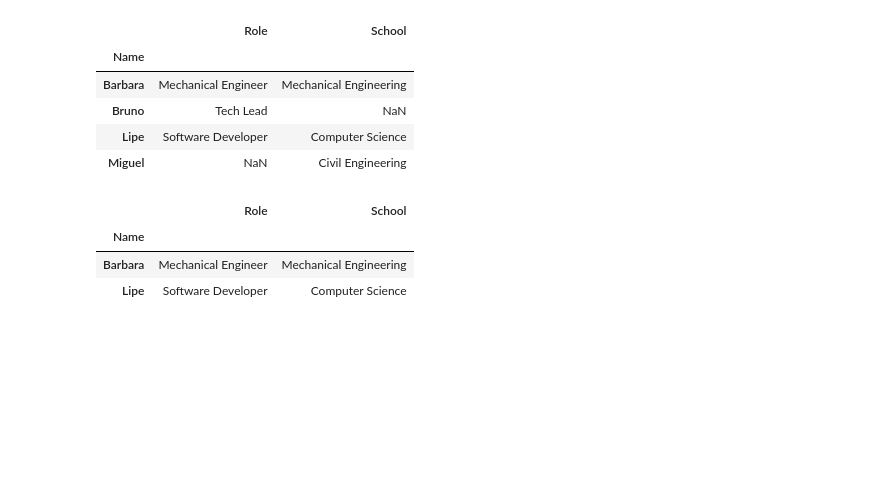
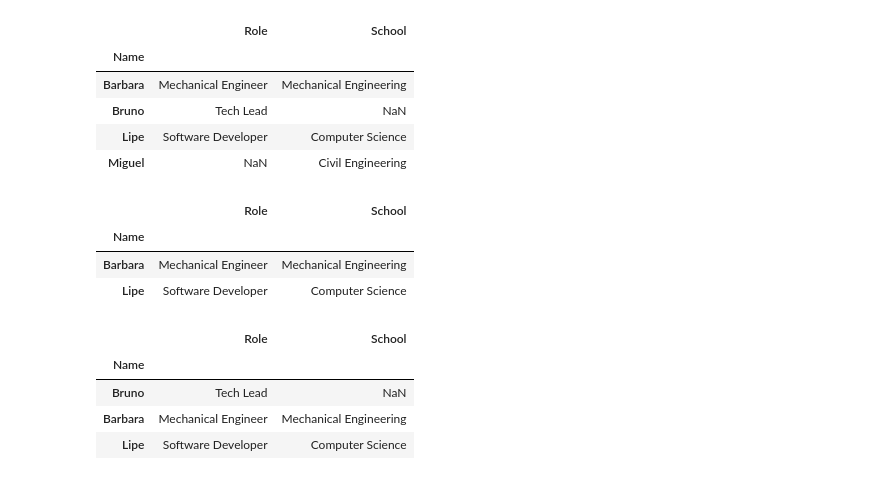
Before and after one commit to brunofbpaula/DataScience-UM-Coursera, a Jupyter notebook: Pandas/DataFrame/MergingDataFrames.ipynb, the cells around one changed output. Cells and saved outputs as stored; diff of their text form; code cells hidden in the pictures; blank space fills up the shorter version.

```diff
--- a/Pandas/DataFrame/MergingDataFrames.ipynb
+++ b/Pandas/DataFrame/MergingDataFrames.ipynb
@@ -52,3 +52,13 @@ pd.merge(staff_df, students_df, how='inner', left_index=True, right_index=True)
 | Name |  |  |
 | Barbara | Mechanical Engineer | Mechanical Engineering |
 | Lipe | Software Developer | Computer Science |
+# %%
+# Left join
+# It will return all information on the left and its correspondent on the right
+pd.merge(staff_df, students_df, how='left', left_index=True, right_index=True)
+# %% [output]
+|  | Role | School |
+| Name |  |  |
+| Bruno | Tech Lead | NaN |
+| Barbara | Mechanical Engineer | Mechanical Engineering |
+| Lipe | Software Developer | Computer Science |
```
Also changed, not shown: parts of 5 cells of this notebook.
